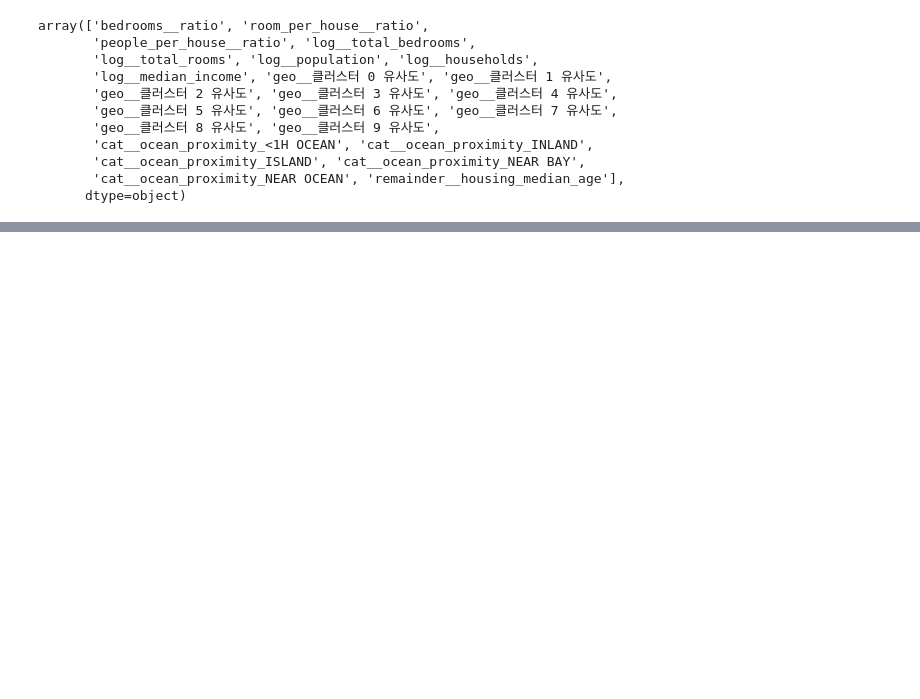
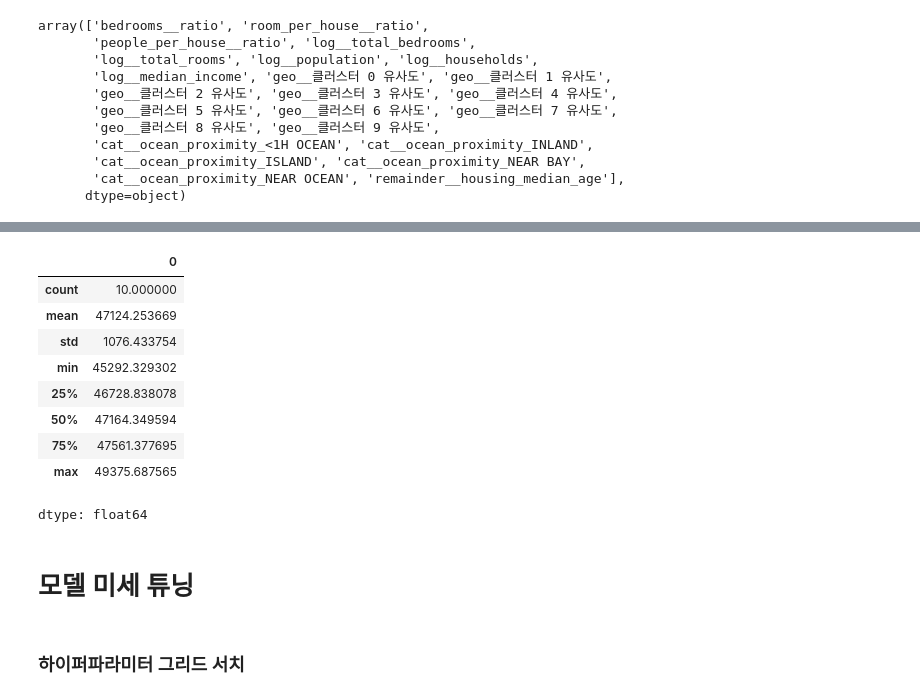
Before and after one commit to Hyun3246/Warehouse, a Jupyter notebook: Hands-On ML/Chapter 2/Predict_California_Housing_Price.ipynb, the cells around one changed output, grey strips where cells are left out. Saved outputs shown, nothing was run; the diff lists cells and outputs as text; code cells hidden in the pictures; blank space fills up the shorter version.

```diff
--- a/Hands-On ML/Chapter 2/Predict_California_Housing_Price.ipynb
+++ b/Hands-On ML/Chapter 2/Predict_California_Housing_Price.ipynb
@@ -618,0 +733,24 @@ array(['bedrooms__ratio', 'room_per_house__ratio',
+# %%
+# RandomForest 모델 사용
+from sklearn.ensemble import RandomForestRegressor
+
+forest_reg = make_pipeline(preprocessing, RandomForestRegressor(random_state=42))
+
+forest_rmses = -cross_val_score(forest_reg, housing, housing_labels, scoring='neg_root_mean_squared_error', cv=10)
+
+pd.Series(forest_rmses).describe()
+# %% [output]
+|  | 0 |
+| count | 10.000000 |
+| mean | 47124.253669 |
+| std | 1076.433754 |
+| min | 45292.329302 |
+| 25% | 46728.838078 |
+| 50% | 47164.349594 |
+| 75% | 47561.377695 |
+| max | 49375.687565 |
+dtype: float64
+# %% [markdown]
+# 모델 미세 튜닝
+# %% [markdown]
+### 하이퍼파라미터 그리드 서치
```
Also changed, not shown: parts of 50 cells of this notebook.
